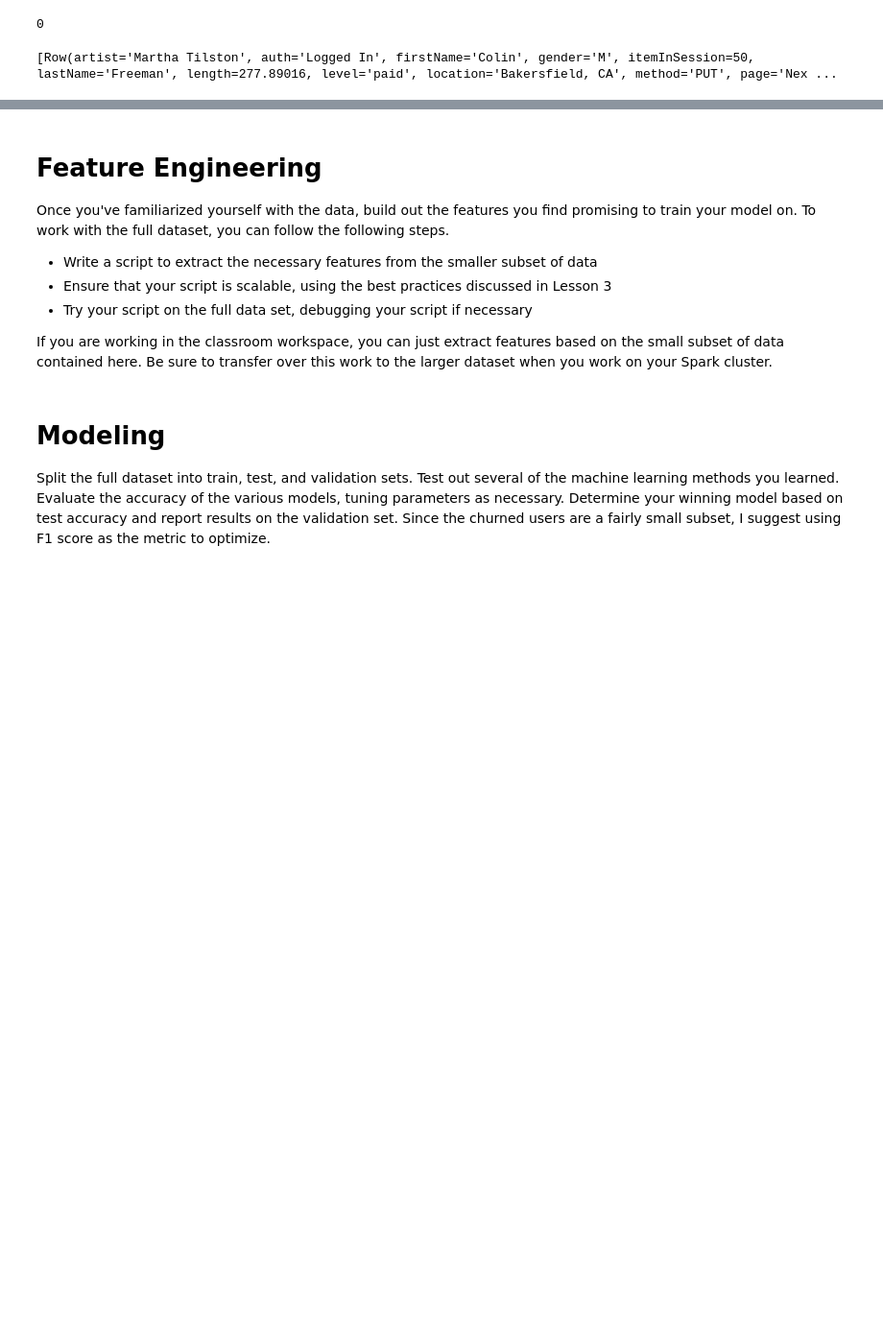
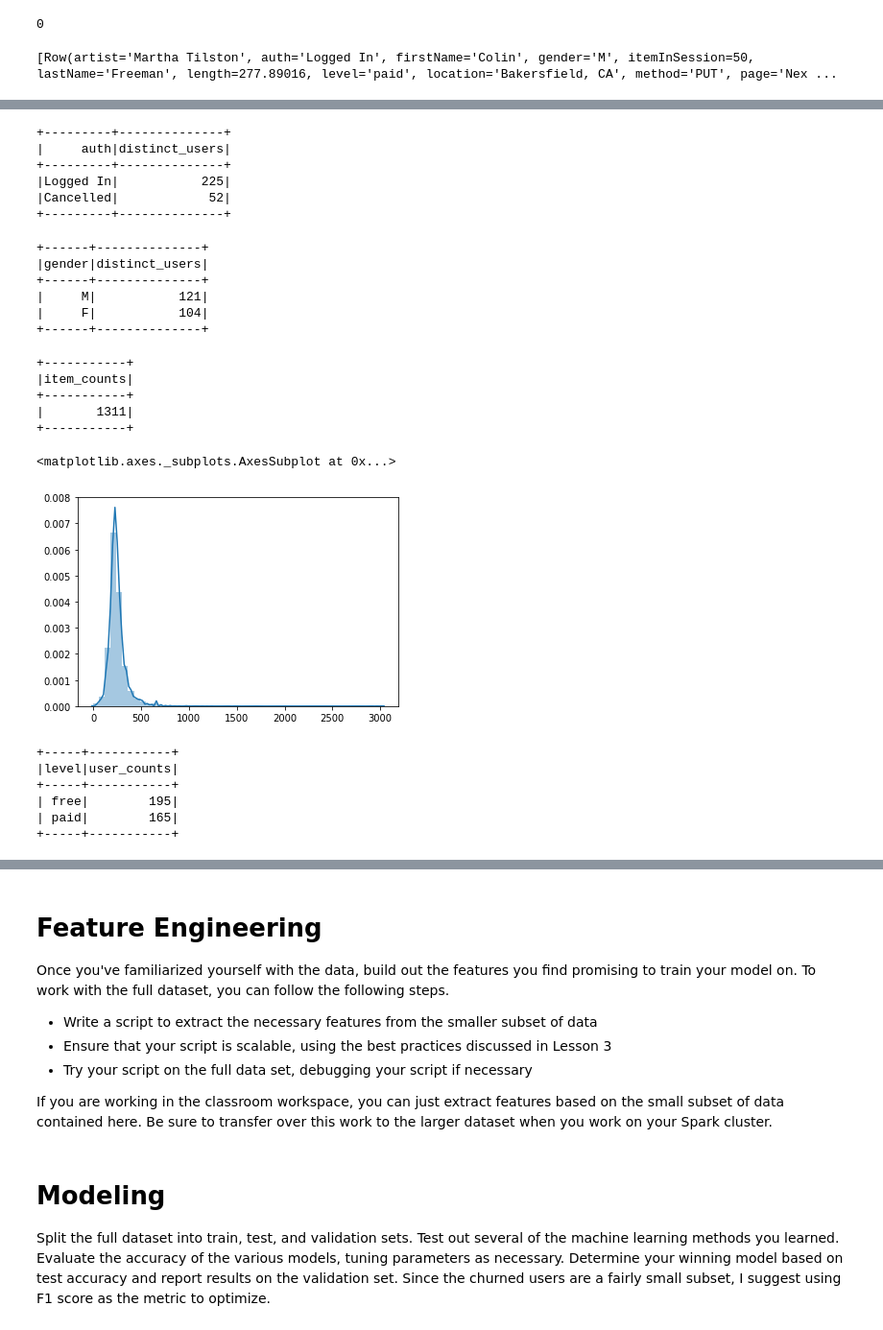
Before and after one commit to paonegri/DSND_Capstone, a Jupyter notebook: Sparkify.ipynb, the cells around one changed output, grey strips where cells are left out. Shown at 96% size. Cells and saved outputs as stored; diff of their text form; code cells hidden in the pictures; blank space fills up the shorter version.

```diff
--- a/Sparkify.ipynb
+++ b/Sparkify.ipynb
@@ -137,0 +122,69 @@ df_clean.take(1)
+# %%
+# Explore auth by user
+spark.sql('''
+        SELECT auth,COUNT(DISTINCT userId) AS distinct_users
+        FROM Sparkify_clean
+        GROUP BY auth
+        ORDER BY distinct_users DESC
+''').show()
+# %% [output]
++---------+--------------+
+|     auth|distinct_users|
++---------+--------------+
+|Logged In|           225|
+|Cancelled|            52|
++---------+--------------+
+# %%
+# Explore Gender
+gender_count = spark.sql('''
+        SELECT gender,COUNT(DISTINCT userId) AS distinct_users
+        FROM Sparkify_clean
+        GROUP BY gender
+        ORDER BY distinct_users DESC
+''').show()
+# %% [output]
++------+--------------+
+|gender|distinct_users|
++------+--------------+
+|     M|           121|
+|     F|           104|
++------+--------------+
+# %%
+# Explore Item in sessions
+spark.sql('''
+        SELECT COUNT(DISTINCT(itemInSession)) AS item_counts
+        FROM Sparkify_clean
+''').show()
+# %% [output]
++-----------+
+|item_counts|
++-----------+
+|       1311|
++-----------+
+# %%
+# Explore length distribution
+length = spark.sql('''
+        SELECT length
+        FROM Sparkify_clean
+''').toPandas()
+
+# Length Density viz
+sns.distplot(length.dropna())
+# %% [output]
+<matplotlib.axes._subplots.AxesSubplot at 0x...>
+[figure, added]
+# %%
+# Explore account type
+spark.sql('''
+        SELECT level,COUNT(DISTINCT userId) AS user_counts
+        FROM Sparkify_clean
+        GROUP BY level
+        ORDER BY user_counts DESC
+''').show()
+# %% [output]
++-----+-----------+
+|level|user_counts|
++-----+-----------+
+| free|        195|
+| paid|        165|
++-----+-----------+
```
Also changed, not shown: parts of 50 cells of this notebook.
